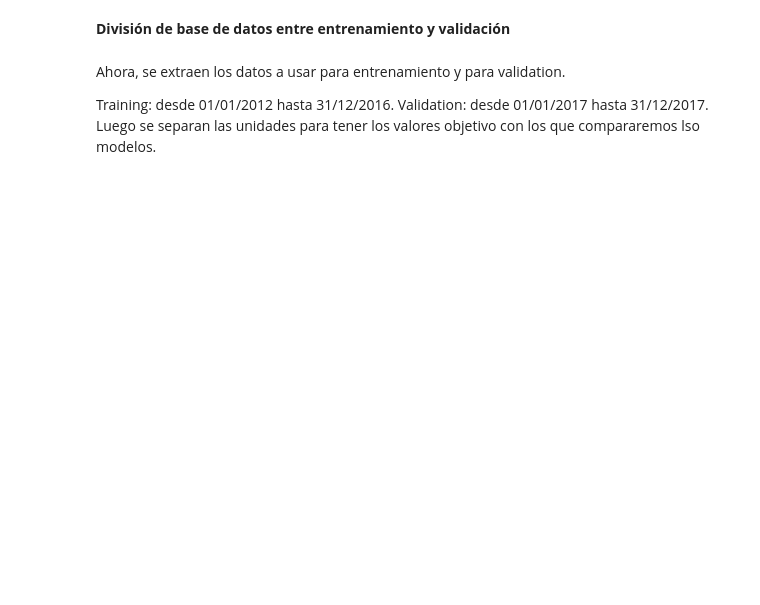
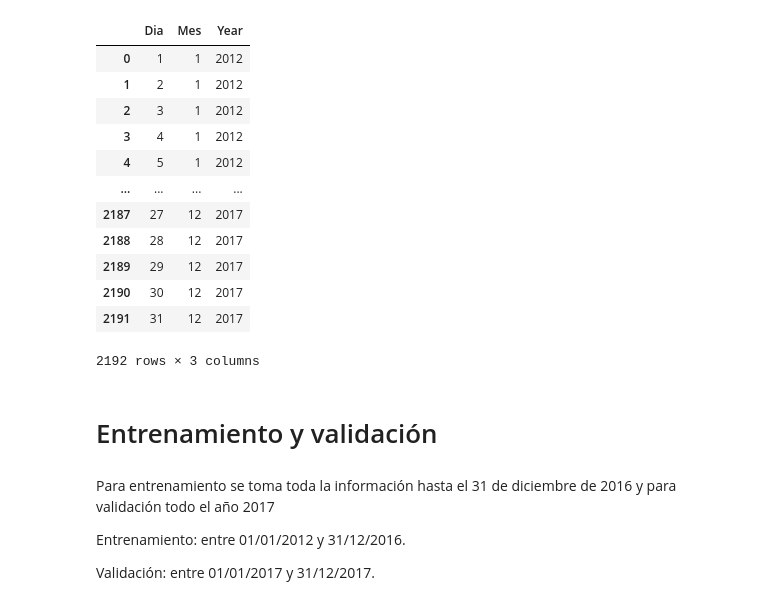
Before and after one commit to szambranog/Trabajo4TAE, a Jupyter notebook: TAE_Trabajo_4.ipynb, the cells around one changed output. Drawn from its saved outputs; the diff is of its cells as text; code cells hidden in the pictures; blank space fills up the shorter version.

```diff
--- a/TAE_Trabajo_4.ipynb
+++ b/TAE_Trabajo_4.ipynb
@@ -150,9 +158,26 @@ predict_2018
-# %% [markdown]
-**División de base de datos entre entrenamiento y validación**
-# %% [markdown]
-Ahora, se extraen los datos a usar para entrenamiento y para validation.
-
-Training: desde 01/01/2012 hasta 31/12/2016.
-Validation: desde 01/01/2017 hasta 31/12/2017.
-Luego se separan las unidades para tener los valores objetivo con los que compararemos lso modelos.
+# %%
+predict_2012_2017 = df_2012_2017.drop(['Fecha'], axis=1)
+predict_2012_2017
+# %% [output]
+|  | Dia | Mes | Year |
+| 0 | 1 | 1 | 2012 |
+| 1 | 2 | 1 | 2012 |
+| 2 | 3 | 1 | 2012 |
+| 3 | 4 | 1 | 2012 |
+| 4 | 5 | 1 | 2012 |
+| ... | ... | ... | ... |
+| 2187 | 27 | 12 | 2017 |
+| 2188 | 28 | 12 | 2017 |
+| 2189 | 29 | 12 | 2017 |
+| 2190 | 30 | 12 | 2017 |
+| 2191 | 31 | 12 | 2017 |
+2192 rows × 3 columns
+# %% [markdown]
+# Entrenamiento y validación
+# %% [markdown]
+Para entrenamiento se toma toda la información hasta el 31 de diciembre de 2016 y para validación todo el año 2017
+
+Entrenamiento: entre 01/01/2012 y 31/12/2016.
+
+Validación: entre 01/01/2017 y 31/12/2017.
 # %%
```
Also changed, not shown: parts of 79 cells of this notebook.
